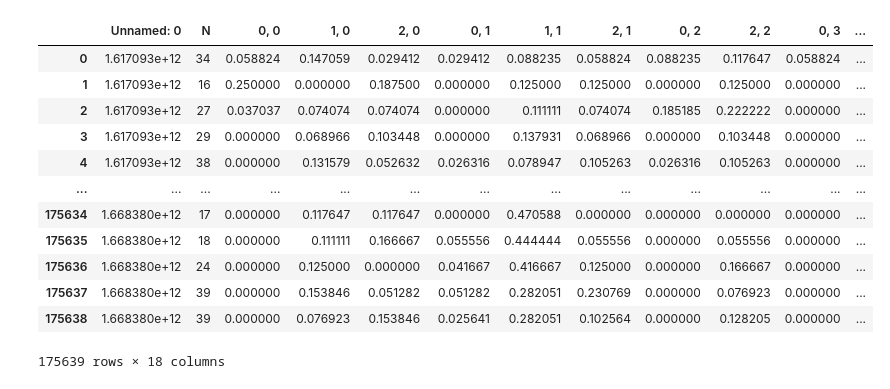
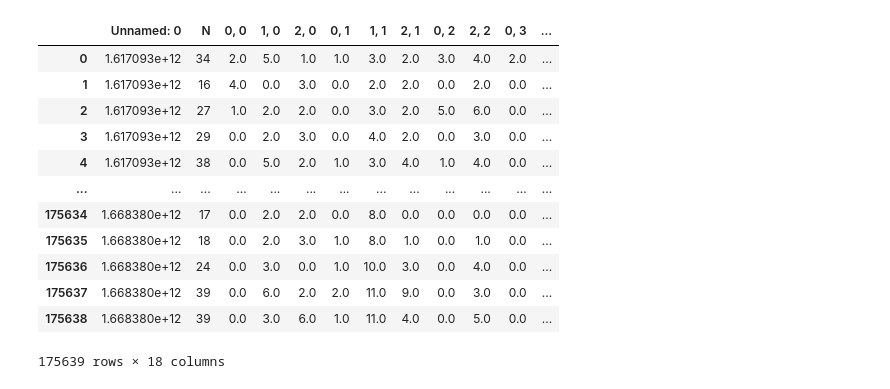
Before and after one commit to Tjerky/Sociophysics, a Jupyter notebook: Analysis multibin.ipynb, the cells around one changed output. Cells and saved outputs as stored; diff of their text form; code cells hidden in the pictures.

```diff
--- a/Analysis multibin.ipynb
+++ b/Analysis multibin.ipynb
@@ -19,24 +19,29 @@ exec(c)
 # %%
 df = pd.read_csv('CompressedData ehv all multibin.csv')
 #df['hour'] = pd.to_datetime(df['Unnamed: 0']*10**6).dt.hour
 for index in df.columns[4:]:
-    df[index] = df[index]/df['N']
+    df[index] = df[index]
 
 df = df.drop(['p_left', 'p_right'], axis=1).drop(['1, 2', '1, 3'], axis=1)
 
+#df = df.reindex(columns=np.flip(df.columns))
+
+df = df.iloc[::1]
+
+#np.corrcoef(df.iloc[0:-1]['0, 0'], df.iloc[1:]['0, 0'])
 df
 # %% [output]
 |  | Unnamed: 0 | N | 0, 0 | 1, 0 | 2, 0 | 0, 1 | 1, 1 | 2, 1 | 0, 2 | 2, 2 | 0, 3 | ... |
-| 0 | 1.617093e+12 | 34 | 0.058824 | 0.147059 | 0.029412 | 0.029412 | 0.088235 | 0.058824 | 0.088235 | 0.117647 | 0.058824 | ... |
-| 1 | 1.617093e+12 | 16 | 0.250000 | 0.000000 | 0.187500 | 0.000000 | 0.125000 | 0.125000 | 0.000000 | 0.125000 | 0.000000 | ... |
-| 2 | 1.617093e+12 | 27 | 0.037037 | 0.074074 | 0.074074 | 0.000000 | 0.111111 | 0.074074 | 0.185185 | 0.222222 | 0.000000 | ... |
-| 3 | 1.617093e+12 | 29 | 0.000000 | 0.068966 | 0.103448 | 0.000000 | 0.137931 | 0.068966 | 0.000000 | 0.103448 | 0.000000 | ... |
-| 4 | 1.617093e+12 | 38 | 0.000000 | 0.131579 | 0.052632 | 0.026316 | 0.078947 | 0.105263 | 0.026316 | 0.105263 | 0.000000 | ... |
+| 0 | 1.617093e+12 | 34 | 2.0 | 5.0 | 1.0 | 1.0 | 3.0 | 2.0 | 3.0 | 4.0 | 2.0 | ... |
+| 1 | 1.617093e+12 | 16 | 4.0 | 0.0 | 3.0 | 0.0 | 2.0 | 2.0 | 0.0 | 2.0 | 0.0 | ... |
+| 2 | 1.617093e+12 | 27 | 1.0 | 2.0 | 2.0 | 0.0 | 3.0 | 2.0 | 5.0 | 6.0 | 0.0 | ... |
+| 3 | 1.617093e+12 | 29 | 0.0 | 2.0 | 3.0 | 0.0 | 4.0 | 2.0 | 0.0 | 3.0 | 0.0 | ... |
+| 4 | 1.617093e+12 | 38 | 0.0 | 5.0 | 2.0 | 1.0 | 3.0 | 4.0 | 1.0 | 4.0 | 0.0 | ... |
 | ... | ... | ... | ... | ... | ... | ... | ... | ... | ... | ... | ... | ... |
-| 175634 | 1.668380e+12 | 17 | 0.000000 | 0.117647 | 0.117647 | 0.000000 | 0.470588 | 0.000000 | 0.000000 | 0.000000 | 0.000000 | ... |
-| 175635 | 1.668380e+12 | 18 | 0.000000 | 0.111111 | 0.166667 | 0.055556 | 0.444444 | 0.055556 | 0.000000 | 0.055556 | 0.000000 | ... |
-| 175636 | 1.668380e+12 | 24 | 0.000000 | 0.125000 | 0.000000 | 0.041667 | 0.416667 | 0.125000 | 0.000000 | 0.166667 | 0.000000 | ... |
-| 175637 | 1.668380e+12 | 39 | 0.000000 | 0.153846 | 0.051282 | 0.051282 | 0.282051 | 0.230769 | 0.000000 | 0.076923 | 0.000000 | ... |
-| 175638 | 1.668380e+12 | 39 | 0.000000 | 0.076923 | 0.153846 | 0.025641 | 0.282051 | 0.102564 | 0.000000 | 0.128205 | 0.000000 | ... |
+| 175634 | 1.668380e+12 | 17 | 0.0 | 2.0 | 2.0 | 0.0 | 8.0 | 0.0 | 0.0 | 0.0 | 0.0 | ... |
+| 175635 | 1.668380e+12 | 18 | 0.0 | 2.0 | 3.0 | 1.0 | 8.0 | 1.0 | 0.0 | 1.0 | 0.0 | ... |
+| 175636 | 1.668380e+12 | 24 | 0.0 | 3.0 | 0.0 | 1.0 | 10.0 | 3.0 | 0.0 | 4.0 | 0.0 | ... |
+| 175637 | 1.668380e+12 | 39 | 0.0 | 6.0 | 2.0 | 2.0 | 11.0 | 9.0 | 0.0 | 3.0 | 0.0 | ... |
+| 175638 | 1.668380e+12 | 39 | 0.0 | 3.0 | 6.0 | 1.0 | 11.0 | 4.0 | 0.0 | 5.0 | 0.0 | ... |
 175639 rows × 18 columns
 # %%
```
Also changed, not shown: parts of 13 cells of this notebook, 2 other files.
